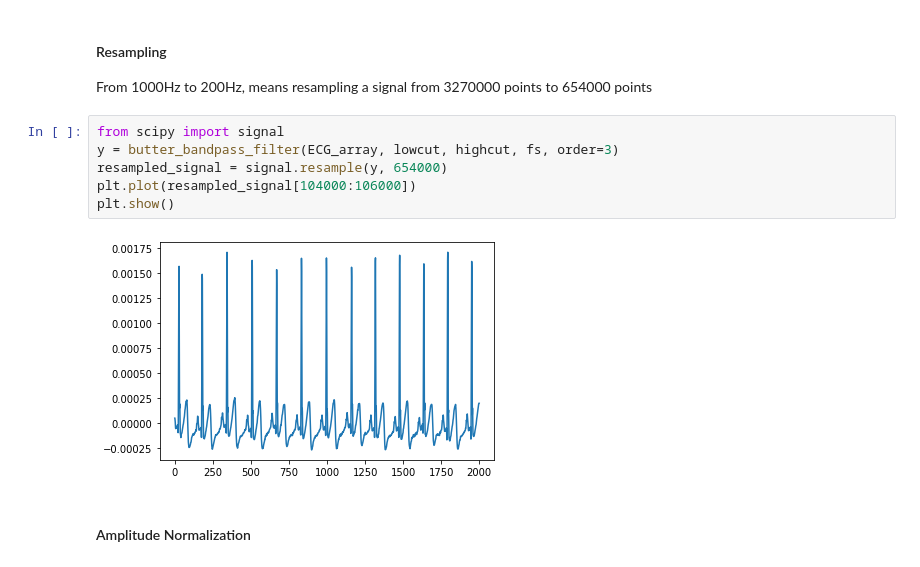
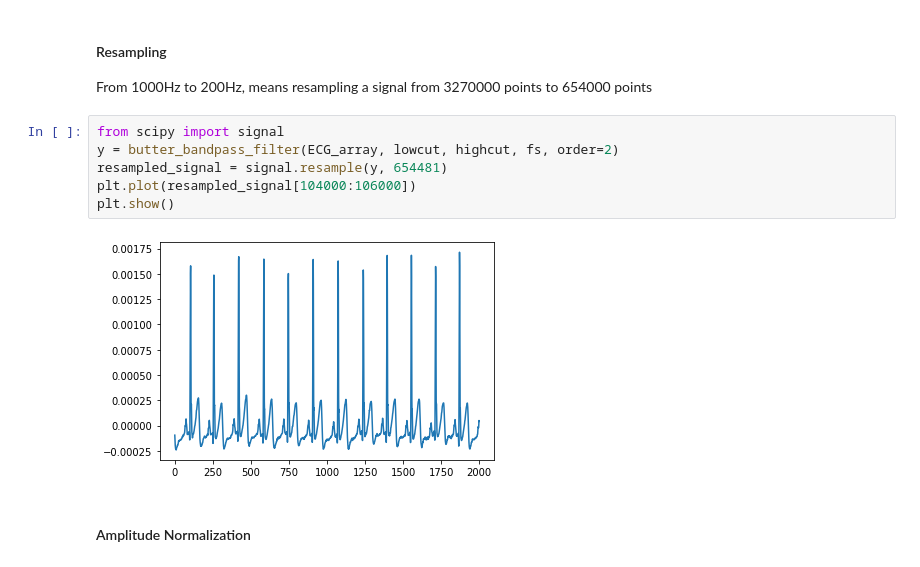
Before and after one commit to DigitalBiomarkerDiscoveryPipeline/Data-Compression-Toolbox, a Jupyter notebook: Baiying/code_m1.ipynb, the cells around one changed output. Cells and saved outputs as stored; diff of their text form.

```diff
--- a/Baiying/code_m1.ipynb
+++ b/Baiying/code_m1.ipynb
@@ -267,12 +267,12 @@ From the original signal, we could see that the T wave is much higher than P wav
 From 1000Hz to 200Hz, means resampling a signal from 3270000 points to 654000 points
 # %%
 from scipy import signal
-y = butter_bandpass_filter(ECG_array, lowcut, highcut, fs, order=3)
-resampled_signal = signal.resample(y, 654000)
+y = butter_bandpass_filter(ECG_array, lowcut, highcut, fs, order=2)
+resampled_signal = signal.resample(y, 654481)
 plt.plot(resampled_signal[104000:106000])
 plt.show()
 # %% [output]
-[figure, old version]
+[figure, new version]
 # %% [markdown]
 #### Amplitude Normalization
 # %%
```
Also changed, not shown: parts of 9 cells of this notebook.
